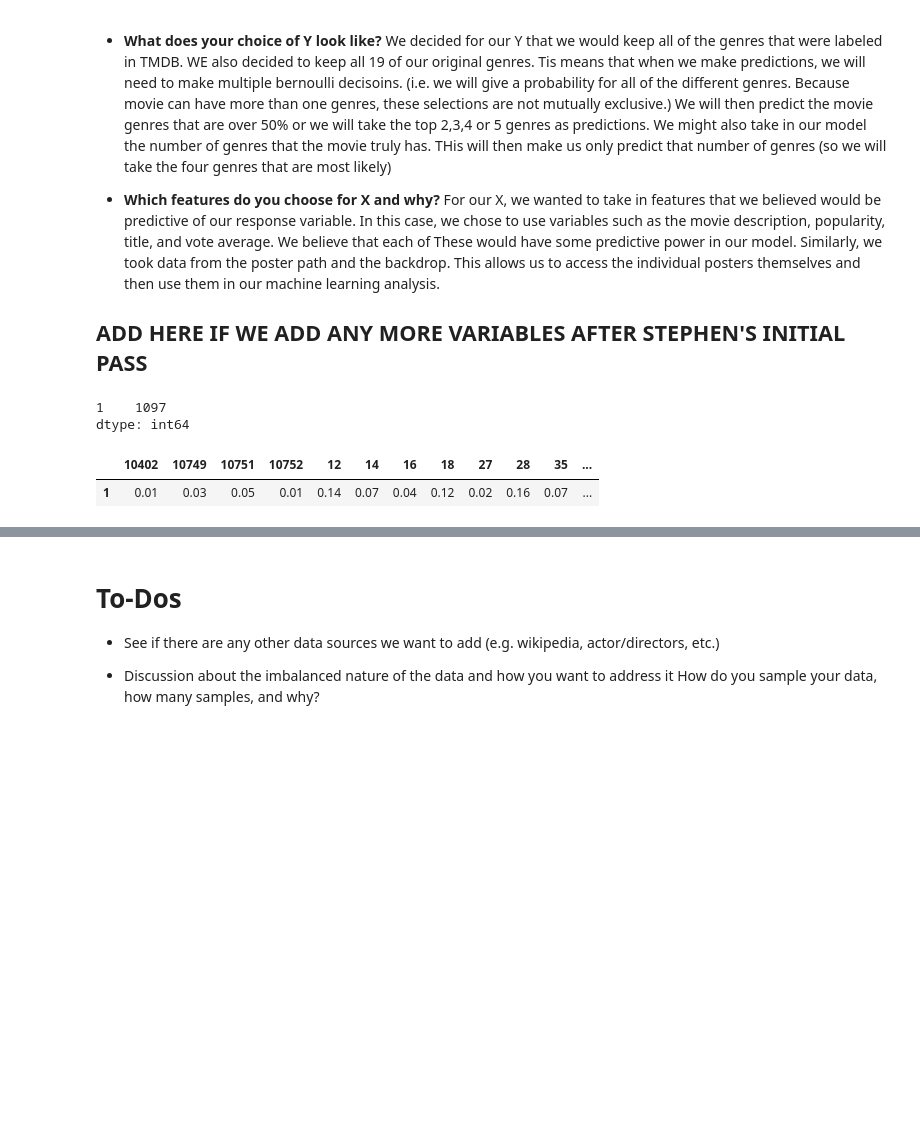
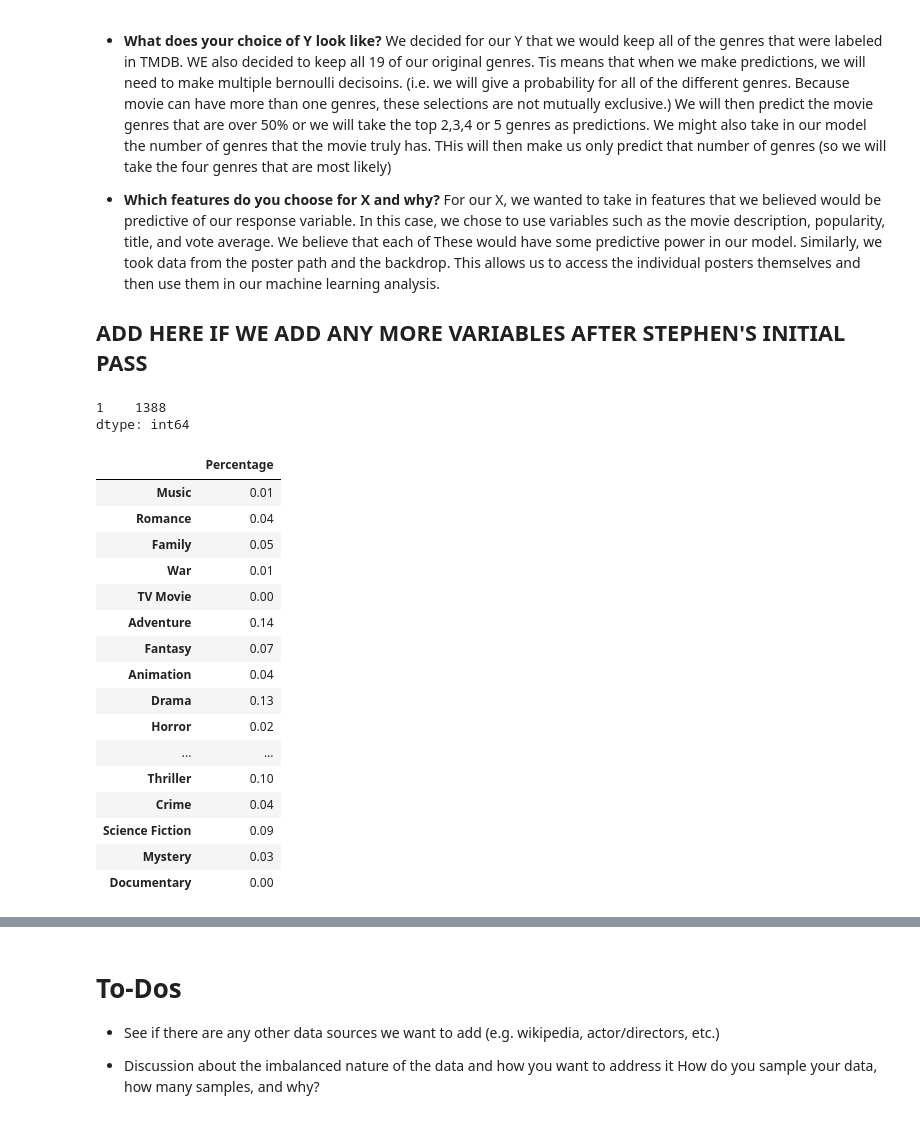
Before and after one commit to noahyonack/cs109b_final, a Jupyter notebook: FinalProject.ipynb, the cells around one changed output, grey strips where cells are left out. Drawn from its saved outputs; the diff is of its cells as text; code cells hidden in the pictures; blank space fills up the shorter version.

Commit message:
percentages of movies and EDA

```diff
--- a/FinalProject.ipynb
+++ b/FinalProject.ipynb
@@ -565,7 +565,7 @@ d_metadata = []
 d_poster = []
 
 # set to 20 to get more data
-NUM_PAGES = 20
+NUM_PAGES = 28
 
 for p in range(1, NUM_PAGES):
     # find all movies on a given page
@@ -612,10 +612,50 @@ df_movie_instance = df_movie_instance.drop(df_movie_instance.index[0])
 # %%
 df_movie_instance.sum(axis=1)
 # %% [output]
-1    1097
+1    1388
 dtype: int64
 # %%
-movie_percentages = df_movie_instance.divide(1097).round(2)
+movie_percentages = df_movie_instance.divide(1388).round(2)
-# %% [output]
-|  | 10402 | 10749 | 10751 | 10752 | 12 | 14 | 16 | 18 | 27 | 28 | 35 | ... |
-| 1 | 0.01 | 0.03 | 0.05 | 0.01 | 0.14 | 0.07 | 0.04 | 0.12 | 0.02 | 0.16 | 0.07 | ... |
+# %%
+column_names = {'12': 'Adventure',
+ '14': 'Fantasy',
+ '16': 'Animation',
+ '18': 'Drama',
+ '27': 'Horror',
+ '28': 'Action',
+ '35': 'Comedy',
+ '36': 'History',
+ '37': 'Western',
+ '53': 'Thriller',
+ '80': 'Crime',
+ '99': 'Documentary',
+ '878': 'Science Fiction',
+ '9648': 'Mystery',
+ '10402': 'Music',
+ '10749': 'Romance',
+ '10751': 'Family',
+ '10752': 'War',
+ '10770': 'TV Movie'}
+# %%
+# rename columns
+movie_percentages = movie_percentages.rename(columns=column_names).T.rename(columns={1: 'Percentage'})
+# %%
+movie_percentages
+# %% [output]
+|  | Percentage |
+| Music | 0.01 |
+| Romance | 0.04 |
+| Family | 0.05 |
+| War | 0.01 |
+| TV Movie | 0.00 |
+| Adventure | 0.14 |
+| Fantasy | 0.07 |
+| Animation | 0.04 |
+| Drama | 0.13 |
+| Horror | 0.02 |
+| ... | ... |
+| Thriller | 0.10 |
+| Crime | 0.04 |
+| Science Fiction | 0.09 |
+| Mystery | 0.03 |
+| Documentary | 0.00 |
```
Also changed, not shown: parts of 7 cells of this notebook.
